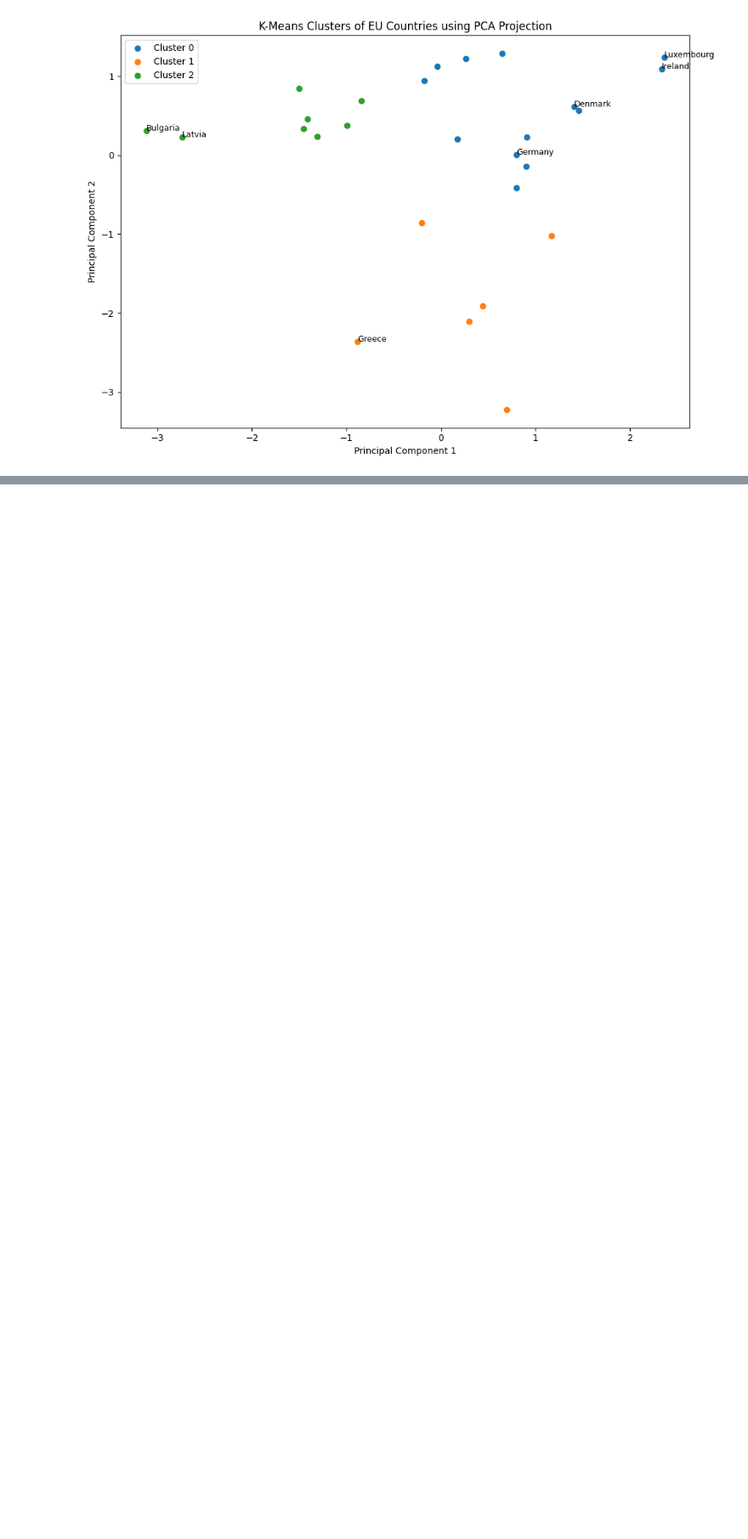
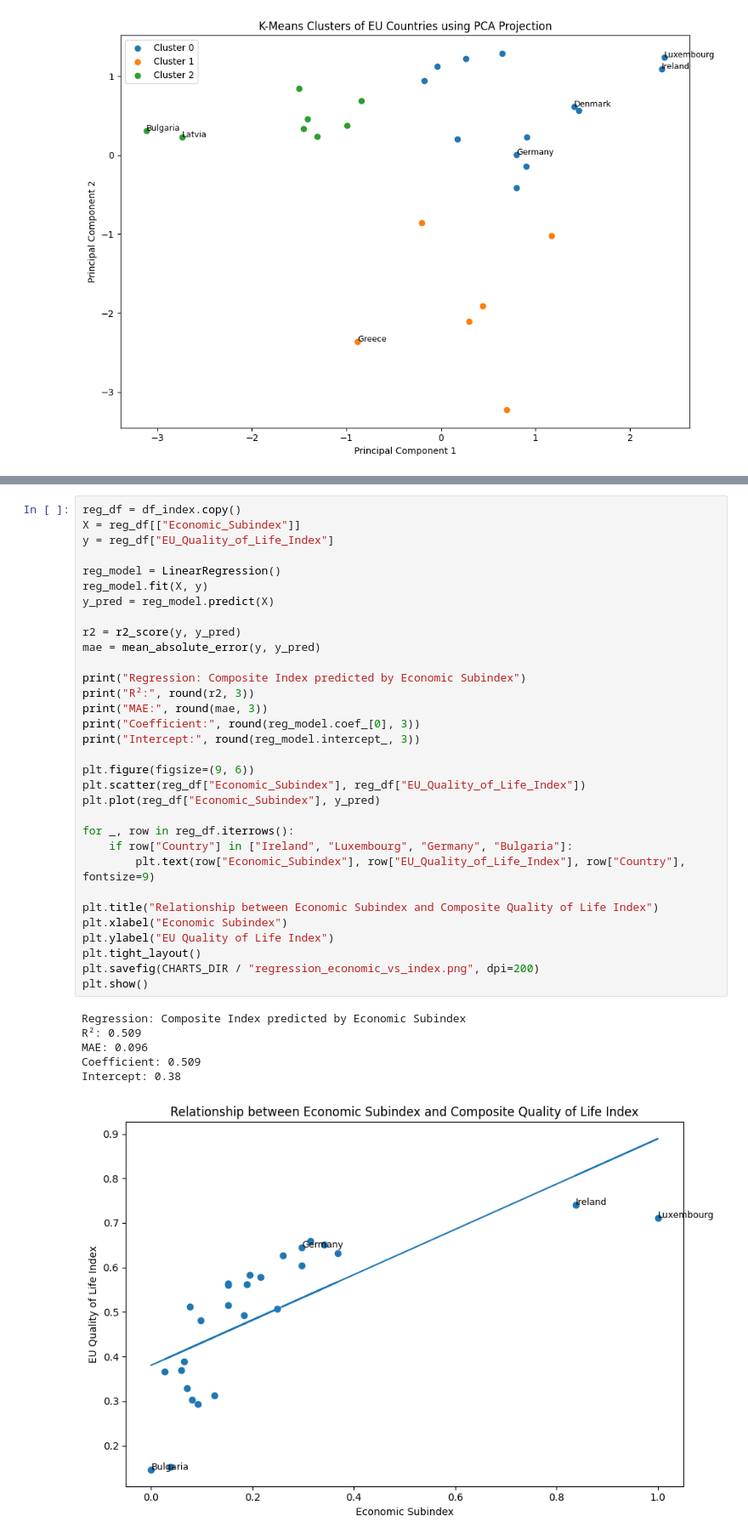
Before and after one commit to MohamedAshik14-blip/DAV-CA1, a Jupyter notebook: code/EU Quality of Life Index_Notebook.ipynb, the cells around one changed output, grey strips where cells are left out. Shown at 85% size. Saved outputs shown, nothing was run; the diff lists cells and outputs as text; blank space fills up the shorter version.

```diff
--- a/code/EU Quality of Life Index_Notebook.ipynb
+++ b/code/EU Quality of Life Index_Notebook.ipynb
@@ -698,0 +705,39 @@ plt.show()
+# %%
+reg_df = df_index.copy()
+X = reg_df[["Economic_Subindex"]]
+y = reg_df["EU_Quality_of_Life_Index"]
+
+reg_model = LinearRegression()
+reg_model.fit(X, y)
+y_pred = reg_model.predict(X)
+
+r2 = r2_score(y, y_pred)
+mae = mean_absolute_error(y, y_pred)
+
+print("Regression: Composite Index predicted by Economic Subindex")
+print("R²:", round(r2, 3))
+print("MAE:", round(mae, 3))
+print("Coefficient:", round(reg_model.coef_[0], 3))
+print("Intercept:", round(reg_model.intercept_, 3))
+
+plt.figure(figsize=(9, 6))
+plt.scatter(reg_df["Economic_Subindex"], reg_df["EU_Quality_of_Life_Index"])
+plt.plot(reg_df["Economic_Subindex"], y_pred)
+
+for _, row in reg_df.iterrows():
+    if row["Country"] in ["Ireland", "Luxembourg", "Germany", "Bulgaria"]:
+        plt.text(row["Economic_Subindex"], row["EU_Quality_of_Life_Index"], row["Country"], fontsize=9)
+
+plt.title("Relationship between Economic Subindex and Composite Quality of Life Index")
+plt.xlabel("Economic Subindex")
+plt.ylabel("EU Quality of Life Index")
+plt.tight_layout()
+plt.savefig(CHARTS_DIR / "regression_economic_vs_index.png", dpi=200)
+plt.show()
+# %% [output]
+Regression: Composite Index predicted by Economic Subindex
+R²: 0.509
+MAE: 0.096
+Coefficient: 0.509
+Intercept: 0.38
+[figure, added]
```
Also changed, not shown: parts of 1 cell of this notebook, 1 other file.
